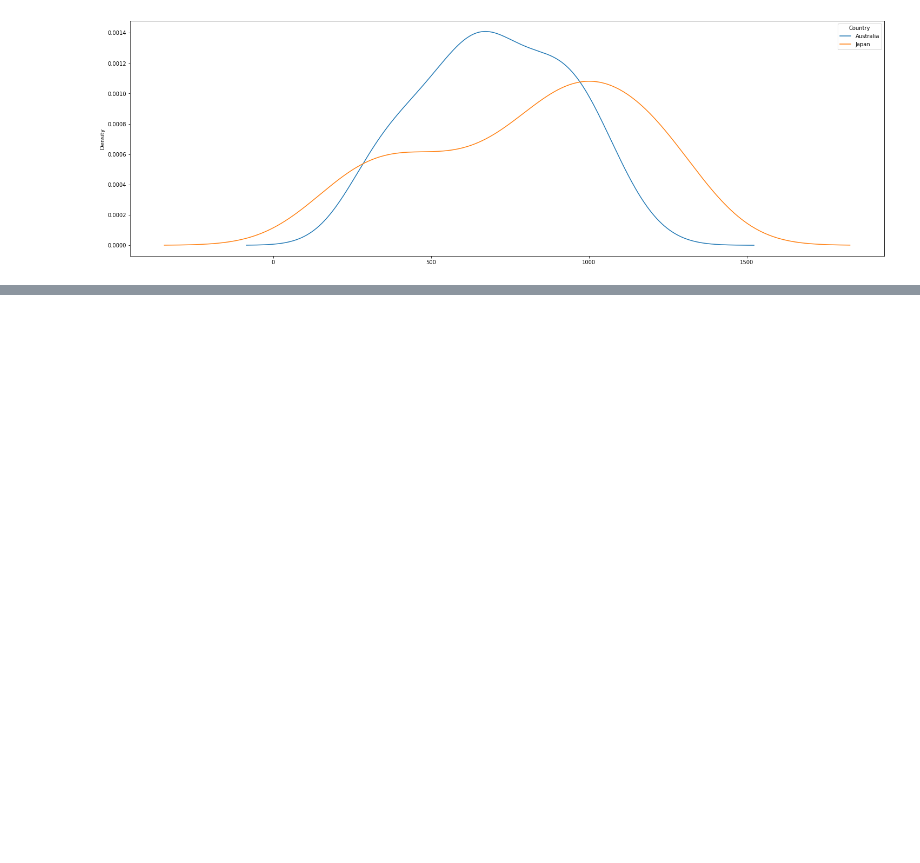
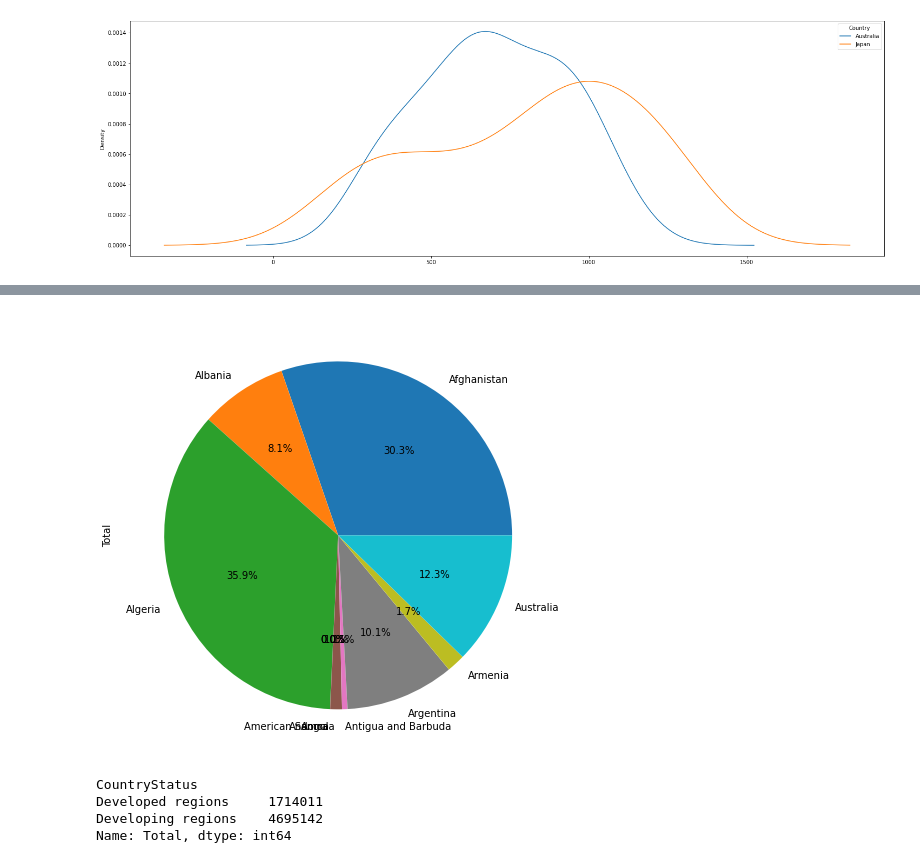
Before and after one commit to akash-yadav-git/My-Digipodium-Python-course, a Jupyter notebook: data_analysis3.ipynb, the cells around one changed output, grey strips where cells are left out. Saved outputs shown, nothing was run; the diff lists cells and outputs as text; code cells hidden in the pictures; blank space fills up the shorter version.

```diff
--- a/data_analysis3.ipynb
+++ b/data_analysis3.ipynb
@@ -240,0 +265,2 @@ df.loc[['Australia','Japan'],years].T.plot(kind='kde',figsize=(25,8))
+# %%
+df['Total']=df[years].sum(axis=1)
@@ -240,0 +282,14 @@ df.loc[['Australia','Japan'],years].T.plot(kind='kde',figsize=(25,8))
+# %%
+plt.figure(facecolor='white',figsize=(8,8))
+df.head(10)['Total'].T.plot(kind='pie',subplots=True,autopct='%.1f%%',)
+plt.show()
+# %% [output]
+[figure, added]
+# %%
+result=df.groupby('CountryStatus')['Total'].sum()
+result
+# %% [output]
+CountryStatus
+Developed regions     1714011
+Developing regions    4695142
+Name: Total, dtype: int64
```
Also changed, not shown: parts of 8 cells of this notebook.
